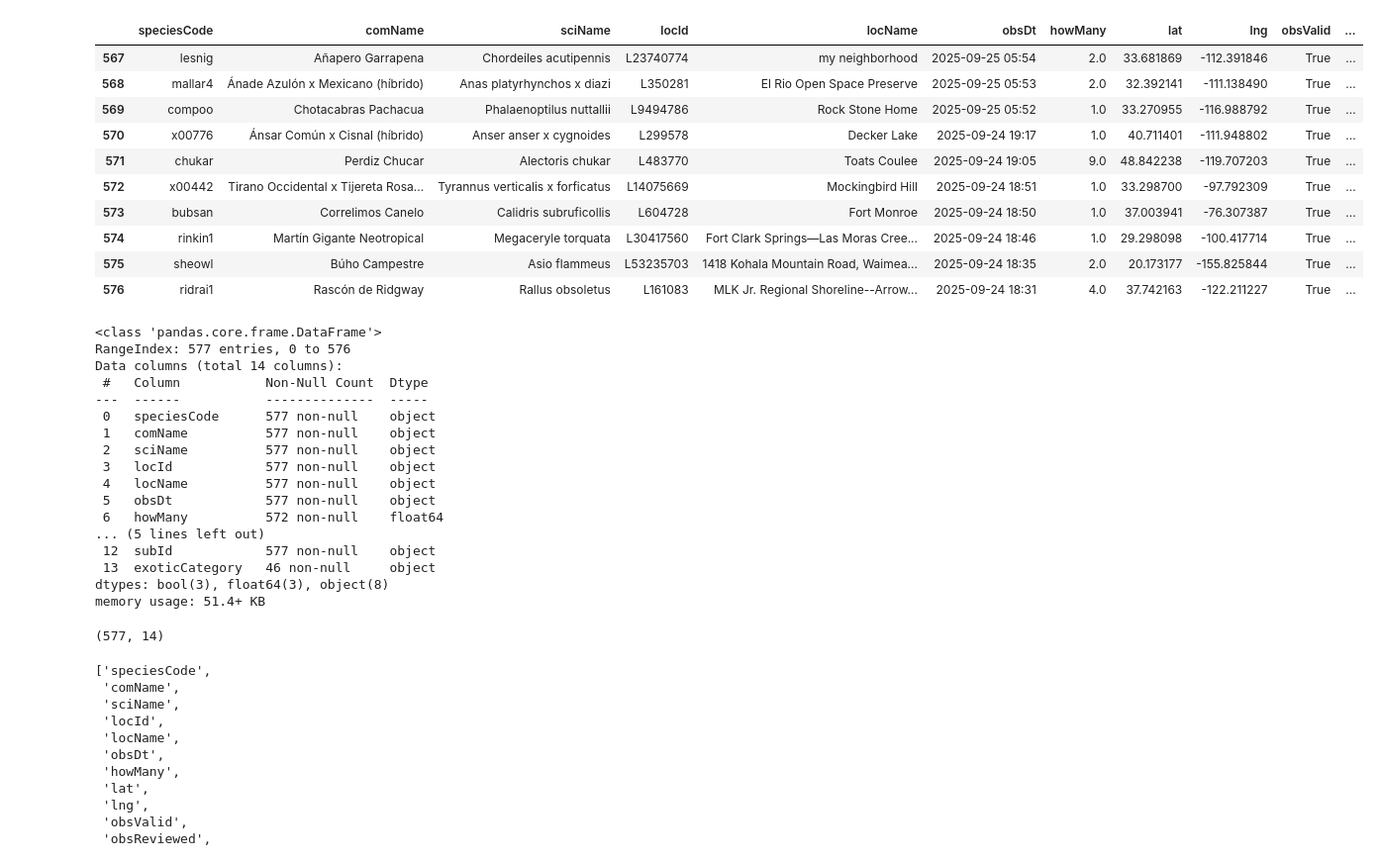
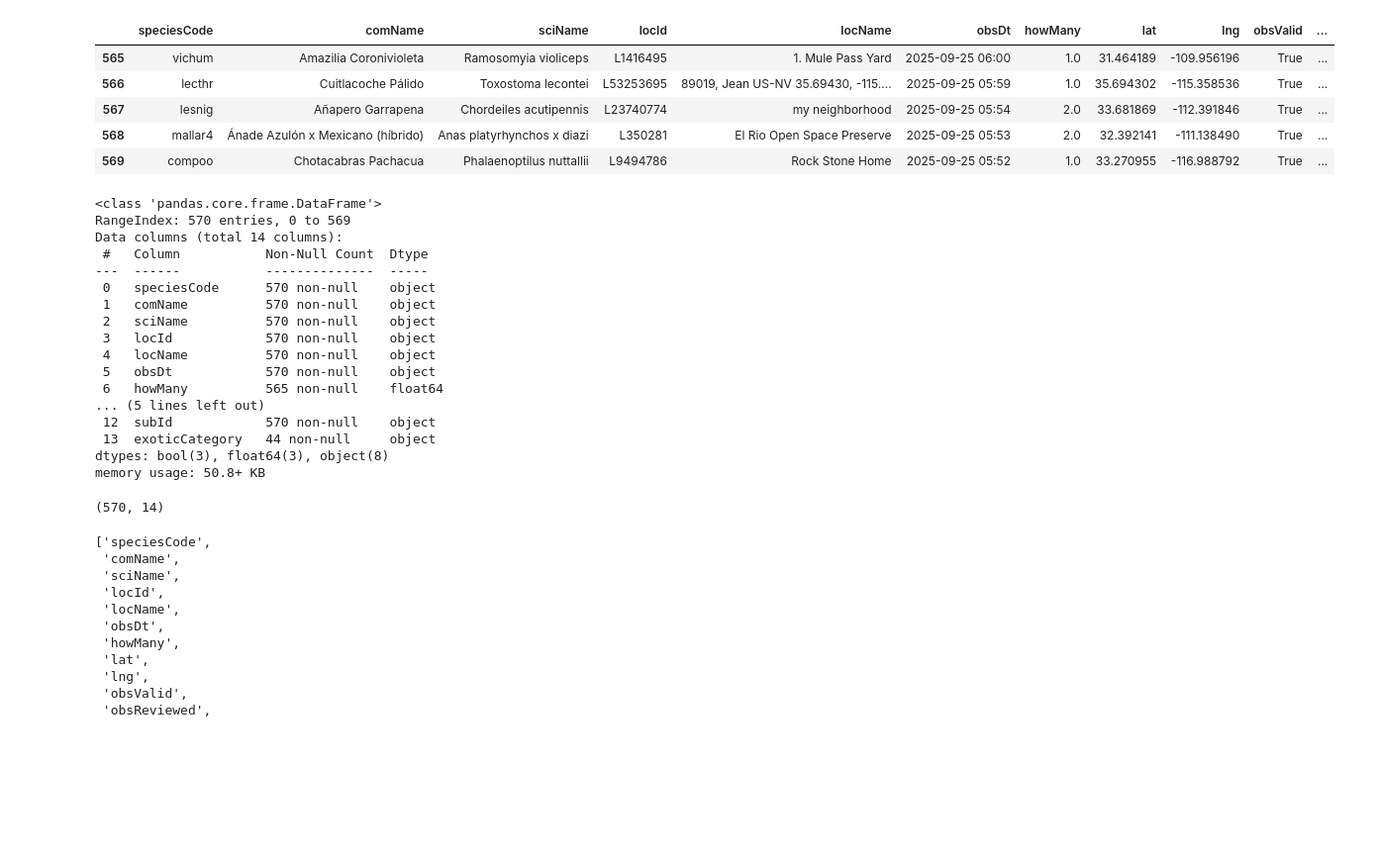
Before and after one commit to Rominaraya/ebird-data-pipeline, a Jupyter notebook: notebooks/exploration.ipynb, the cells around one changed output. Shown at 99% size. Cells and saved outputs as stored; diff of their text form; code cells hidden in the pictures; blank space fills up the shorter version.

```diff
--- a/notebooks/exploration.ipynb
+++ b/notebooks/exploration.ipynb
@@ -4,6 +4,7 @@ import pandas as pd
 from pathlib import Path
 # %%
 # Listar archivos JSON en data/raw
+RAW_DATA_DIR = Path("../data/raw")
 raw_files = sorted(RAW_DATA_DIR.glob("*.json"))
 raw_files[-5:]
 # %% [output]
@@ -46,44 +36,39 @@ df.head(50)
 # %%
 # últimas filas
-df.tail(10)
+df.tail(5)
 # %% [output]
 |  | speciesCode | comName | sciName | locId | locName | obsDt | howMany | lat | lng | obsValid | ... |
+| 565 | vichum | Amazilia Coronivioleta | Ramosomyia violiceps | L1416495 | 1. Mule Pass Yard | 2025-09-25 06:00 | 1.0 | 31.464189 | -109.956196 | True | ... |
+| 566 | lecthr | Cuitlacoche Pálido | Toxostoma lecontei | L53253695 | 89019, Jean US-NV 35.69430, -115.... | 2025-09-25 05:59 | 1.0 | 35.694302 | -115.358536 | True | ... |
 | 567 | lesnig | Añapero Garrapena | Chordeiles acutipennis | L23740774 | my neighborhood | 2025-09-25 05:54 | 2.0 | 33.681869 | -112.391846 | True | ... |
 | 568 | mallar4 | Ánade Azulón x Mexicano (híbrido) | Anas platyrhynchos x diazi | L350281 | El Rio Open Space Preserve | 2025-09-25 05:53 | 2.0 | 32.392141 | -111.138490 | True | ... |
 | 569 | compoo | Chotacabras Pachacua | Phalaenoptilus nuttallii | L9494786 | Rock Stone Home | 2025-09-25 05:52 | 1.0 | 33.270955 | -116.988792 | True | ... |
-| 570 | x00776 | Ánsar Común x Cisnal (híbrido) | Anser anser x cygnoides | L299578 | Decker Lake | 2025-09-24 19:17 | 1.0 | 40.711401 | -111.948802 | True | ... |
-| 571 | chukar | Perdiz Chucar | Alectoris chukar | L483770 | Toats Coulee | 2025-09-24 19:05 | 9.0 | 48.842238 | -119.707203 | True | ... |
-| 572 | x00442 | Tirano Occidental x Tijereta Rosa... | Tyrannus verticalis x forficatus | L14075669 | Mockingbird Hill | 2025-09-24 18:51 | 1.0 | 33.298700 | -97.792309 | True | ... |
-| 573 | bubsan | Correlimos Canelo | Calidris subruficollis | L604728 | Fort Monroe | 2025-09-24 18:50 | 1.0 | 37.003941 | -76.307387 | True | ... |
-| 574 | rinkin1 | Martín Gigante Neotropical | Megaceryle torquata | L30417560 | Fort Clark Springs—Las Moras Cree... | 2025-09-24 18:46 | 1.0 | 29.298098 | -100.417714 | True | ... |
-| 575 | sheowl | Búho Campestre | Asio flammeus | L53235703 | 1418 Kohala Mountain Road, Waimea... | 2025-09-24 18:35 | 2.0 | 20.173177 | -155.825844 | True | ... |
-| 576 | ridrai1 | Rascón de Ridgway | Rallus obsoletus | L161083 | MLK Jr. Regional Shoreline--Arrow... | 2025-09-24 18:31 | 4.0 | 37.742163 | -122.211227 | True | ... |
 # %%
 # tipos de datos, nulos, memoria
 df.info()
 # %% [output]
 <class 'pandas.core.frame.DataFrame'>
-RangeIndex: 577 entries, 0 to 576
+RangeIndex: 570 entries, 0 to 569
 Data columns (total 14 columns):
  #   Column           Non-Null Count  Dtype
 ---  ------           --------------  -----
- 0   speciesCode      577 non-null    object
- 1   comName          577 non-null    object
- 2   sciName          577 non-null    object
- 3   locId            577 non-null    object
- 4   locName          577 non-null    object
- 5   obsDt            577 non-null    object
- 6   howMany          572 non-null    float64
+ 0   speciesCode      570 non-null    object
+ 1   comName          570 non-null    object
+ 2   sciName          570 non-null    object
+ 3   locId            570 non-null    object
+ 4   locName          570 non-null    object
+ 5   obsDt            570 non-null    object
+ 6   howMany          565 non-null    float64
 ... (5 lines left out)
- 12  subId            577 non-null    object
- 13  exoticCategory   46 non-null     object
+ 12  subId            570 non-null    object
+ 13  exoticCategory   44 non-null     object
 dtypes: bool(3), float64(3), object(8)
-memory usage: 51.4+ KB
+memory usage: 50.8+ KB
 # %%
 # (filas, columnas)
 df.shape
 # %% [output]
-(577, 14)
+(570, 14)
 # %%
 # lista de columnas
 df.columns.tolist()
```
Also changed, not shown: parts of 11 cells of this notebook.
